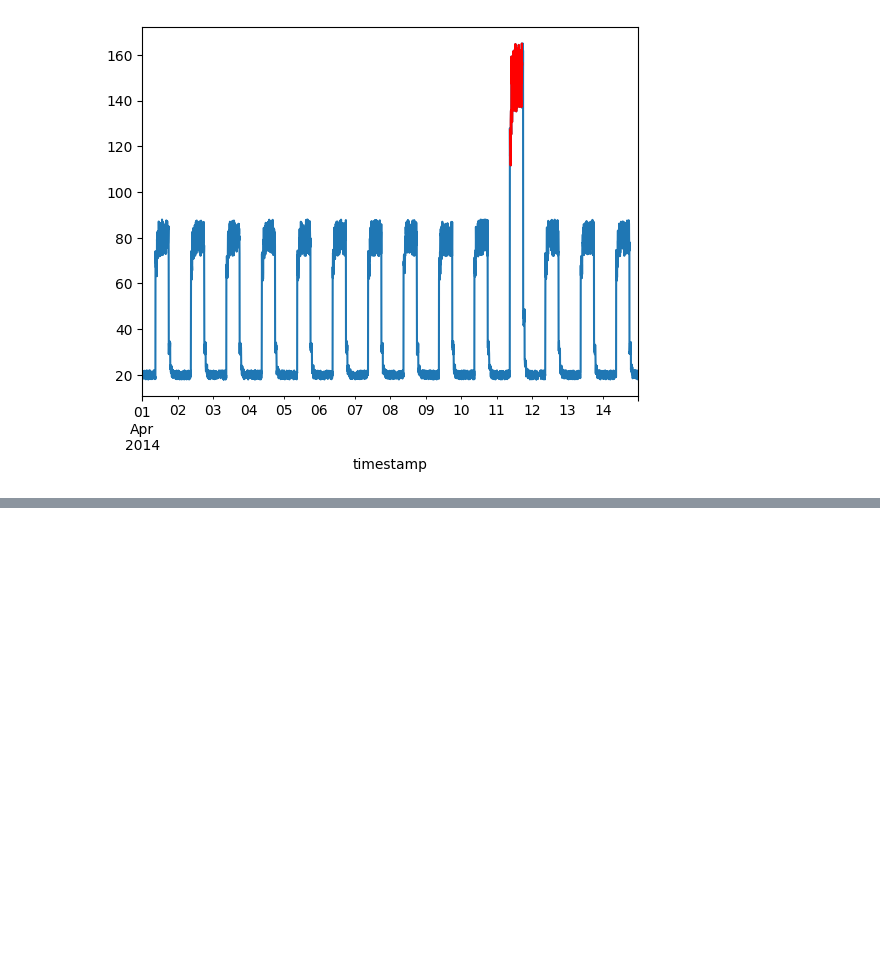
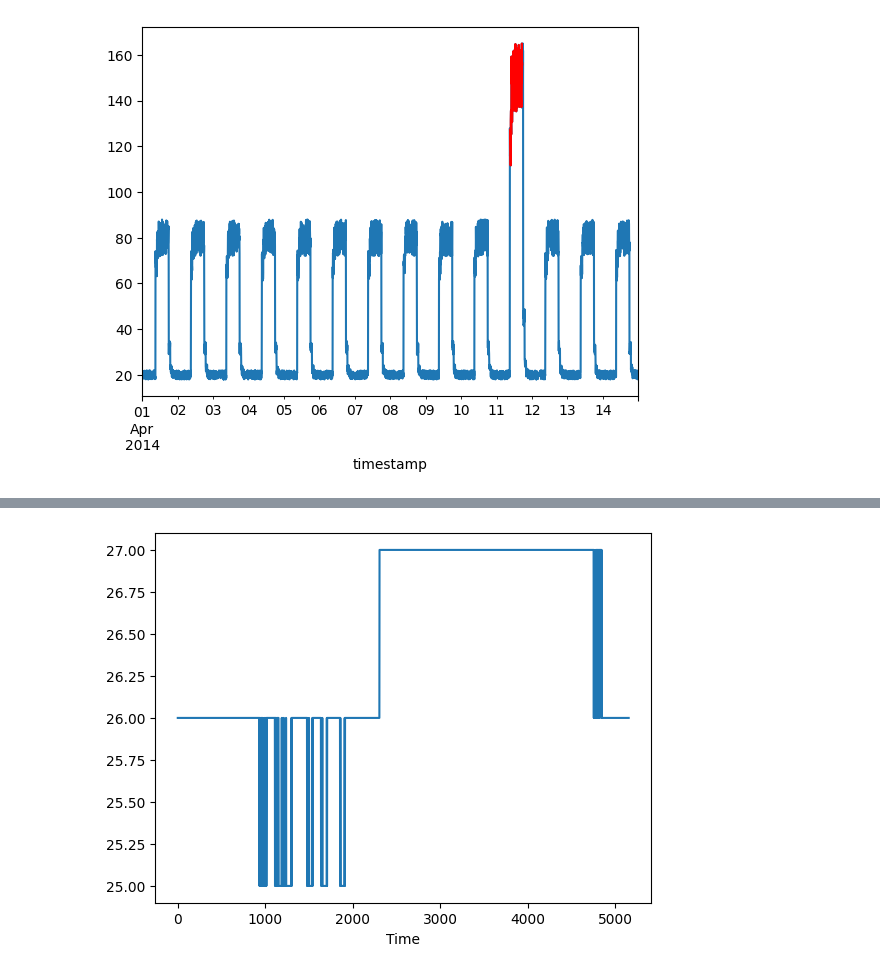
Before and after one commit to KiranHosein/ArduinoProj, a Jupyter notebook: Anomaly_Detection/test.ipynb, the cells around one changed output, grey strips where cells are left out. Saved outputs shown, nothing was run; the diff lists cells and outputs as text; code cells hidden in the pictures; blank space fills up the shorter version.

```diff
--- a/Anomaly_Detection/test.ipynb
+++ b/Anomaly_Detection/test.ipynb
@@ -255,3 +255,5 @@ df_subset.plot(legend=False, ax=ax, color="r")
 plt.show()
 # %% [output]
 [figure]
+# %%
+df_th = pd.read_csv('../time_series.csv')
@@ -257,0 +276,3 @@ plt.show()
+# %%
+df_th.head()
+df_th.drop(columns=["Unnamed: 0"], inplace=True)
@@ -257,0 +295,6 @@ plt.show()
+# %%
+fig, ax = plt.subplots()
+df_th.plot(legend=False, ax=ax, x = "Time", y = "T")
+plt.show()
+# %% [output]
+[figure, added]
```
Also changed, not shown: parts of 13 cells of this notebook, 22 other files.
